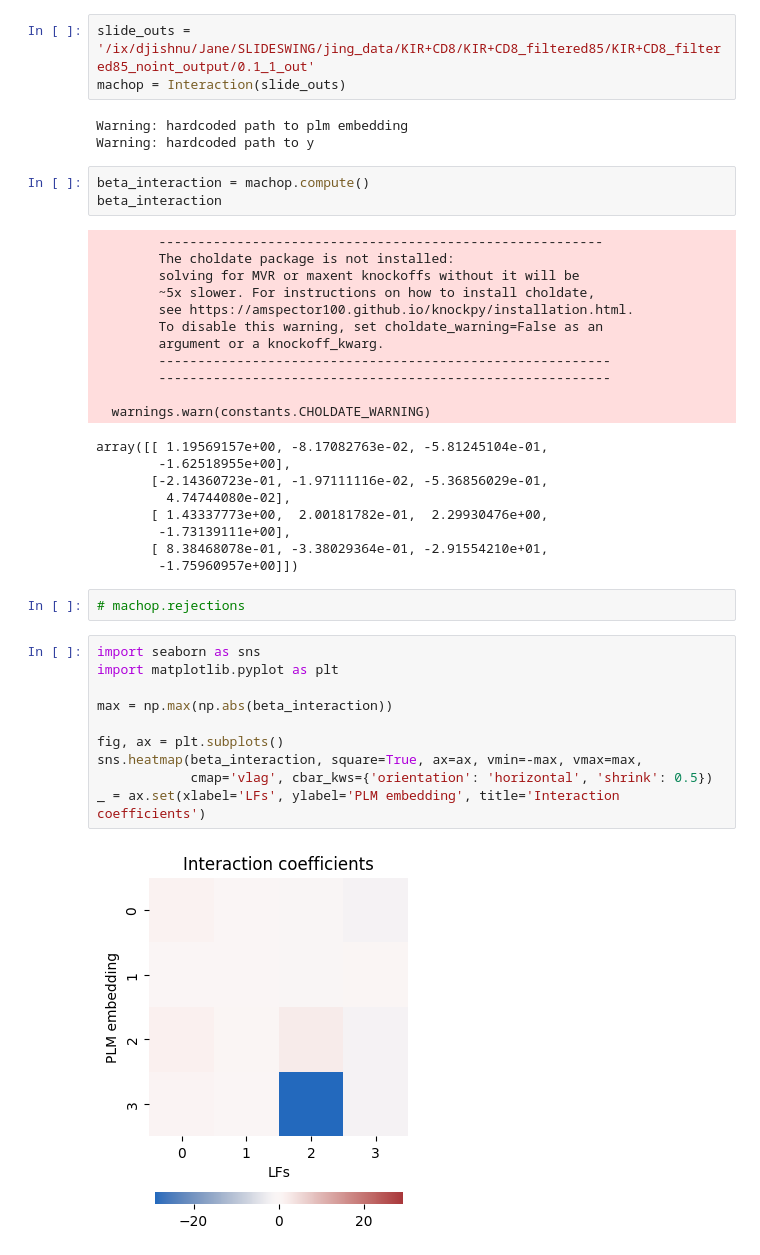
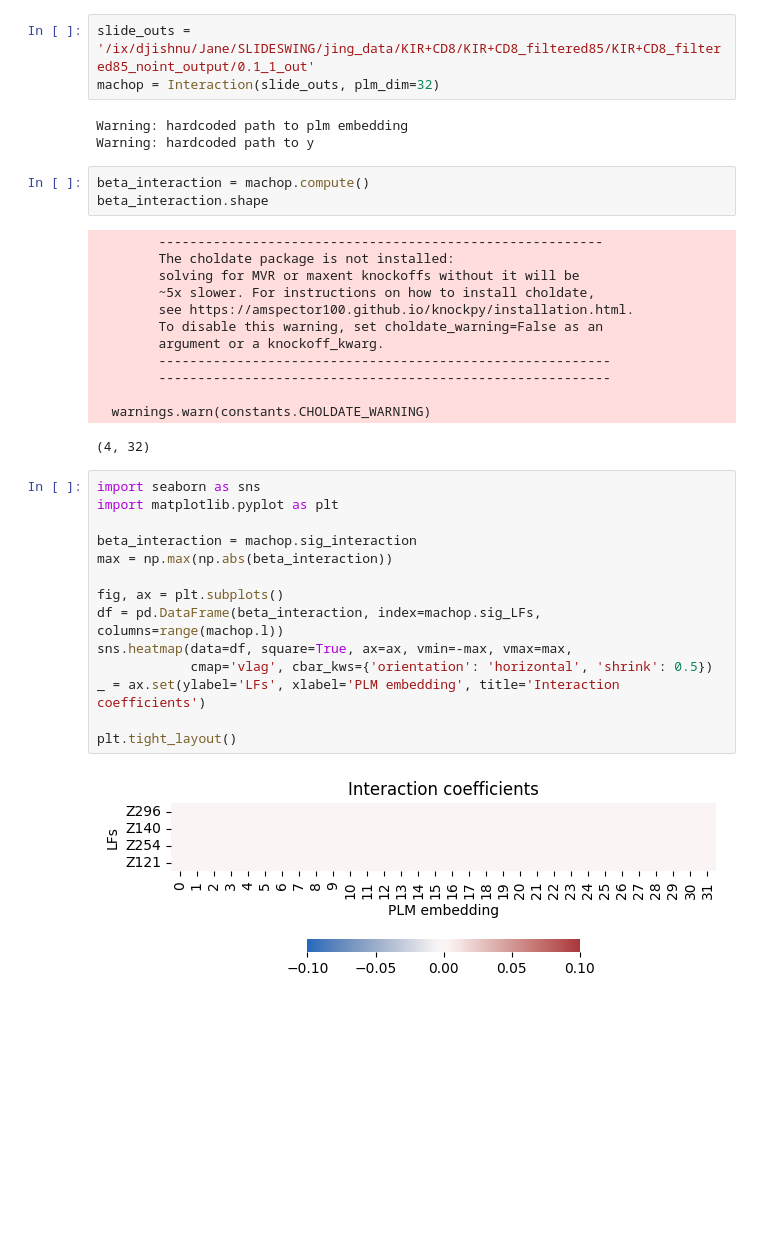
Before and after one commit to alw399/SLIDE_PLM, a Jupyter notebook: notebooks/jing_expansion.ipynb, the cells around one changed output. Cells and saved outputs as stored; diff of their text form; blank space fills up the shorter version.

```diff
--- a/notebooks/jing_expansion.ipynb
+++ b/notebooks/jing_expansion.ipynb
@@ -7,13 +7,13 @@ sys.path.append('../src')
 from interaction import Interaction
 # %%
 slide_outs = '/ix/djishnu/Jane/SLIDESWING/jing_data/KIR+CD8/KIR+CD8_filtered85/KIR+CD8_filtered85_noint_output/0.1_1_out'
-machop = Interaction(slide_outs)
+machop = Interaction(slide_outs, plm_dim=32)
 # %% [output]
 Warning: hardcoded path to plm embedding
 Warning: hardcoded path to y
 # %%
 beta_interaction = machop.compute()
-beta_interaction
+beta_interaction.shape
 # %% [output]
         ---------------------------------------------------------
         The choldate package is not installed:
@@ -26,25 +26,20 @@ beta_interaction
         ----------------------------------------------------------
 
   warnings.warn(constants.CHOLDATE_WARNING)
-array([[ 1.19569157e+00, -8.17082763e-02, -5.81245104e-01,
-        -1.62518955e+00],
-       [-2.14360723e-01, -1.97111116e-02, -5.36856029e-01,
-         4.74744080e-02],
-       [ 1.43337773e+00,  2.00181782e-01,  2.29930476e+00,
-        -1.73139111e+00],
-       [ 8.38468078e-01, -3.38029364e-01, -2.91554210e+01,
-        -1.75960957e+00]])
+(4, 32)
-# %%
-# machop.rejections
 # %%
 import seaborn as sns
 import matplotlib.pyplot as plt
 
+beta_interaction = machop.sig_interaction
 max = np.max(np.abs(beta_interaction))
 
 fig, ax = plt.subplots()
-sns.heatmap(beta_interaction, square=True, ax=ax, vmin=-max, vmax=max,
+df = pd.DataFrame(beta_interaction, index=machop.sig_LFs, columns=range(machop.l))
+sns.heatmap(data=df, square=True, ax=ax, vmin=-max, vmax=max,
             cmap='vlag', cbar_kws={'orientation': 'horizontal', 'shrink': 0.5})
-_ = ax.set(xlabel='LFs', ylabel='PLM embedding', title='Interaction coefficients')
+_ = ax.set(ylabel='LFs', xlabel='PLM embedding', title='Interaction coefficients')
+
+plt.tight_layout()
 # %% [output]
-[figure, old version]
+[figure, new version]
```
Also changed, not shown: parts of 2 cells of this notebook, 1 other file.
